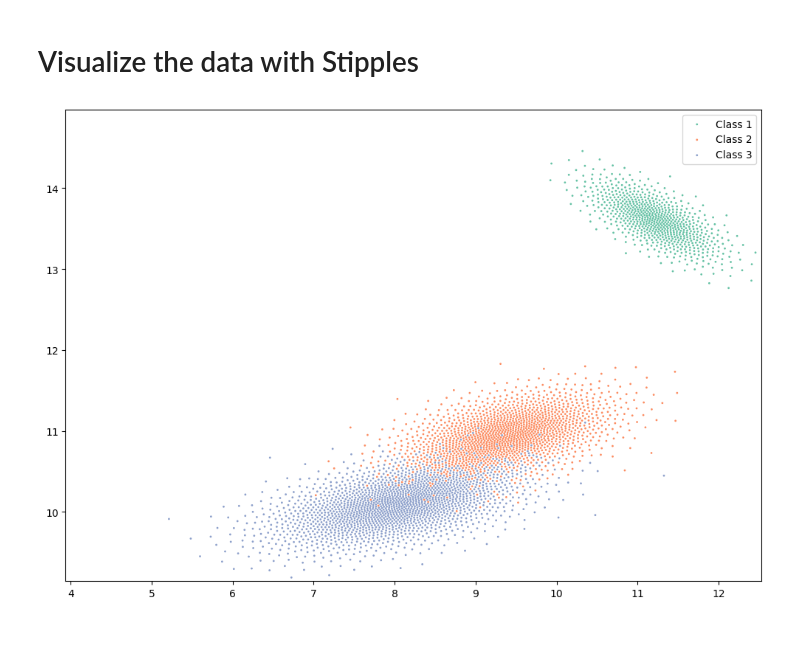
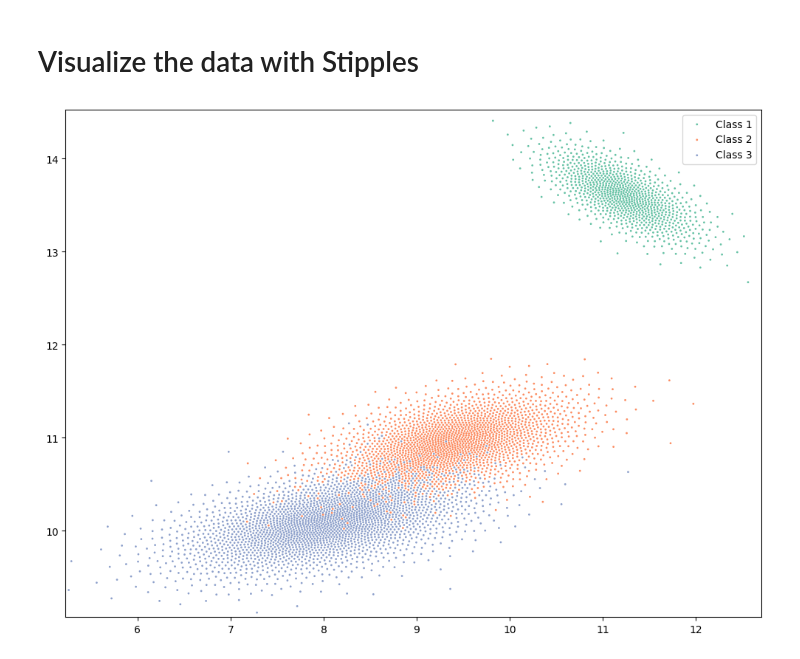
Before and after one commit to UniStuttgart-VISUS/uadapy, a Jupyter notebook: examples/stippling.ipynb, the cells around one changed output. Cells and saved outputs as stored; diff of their text form; code cells hidden in the pictures.

```diff
--- a/examples/stippling.ipynb
+++ b/examples/stippling.ipynb
@@ -15,6 +15,6 @@ distribs_lo = uamds(distribs_hi, n_dims=2)
 # %% [markdown]
 # Visualize the data with Stipples
 # %%
-fig, axs = stippling.plot_stipples(distribs_lo, n_samples=3000, resolution=256, seed=55, show_plot=True)
+fig, axs = stippling.plot_stipples(distribs_lo, resolution=256, seed=55, show_plot=True)
 # %% [output]
-[figure, old version]
+[figure, new version]
```
Also changed, not shown: 1 other file.
